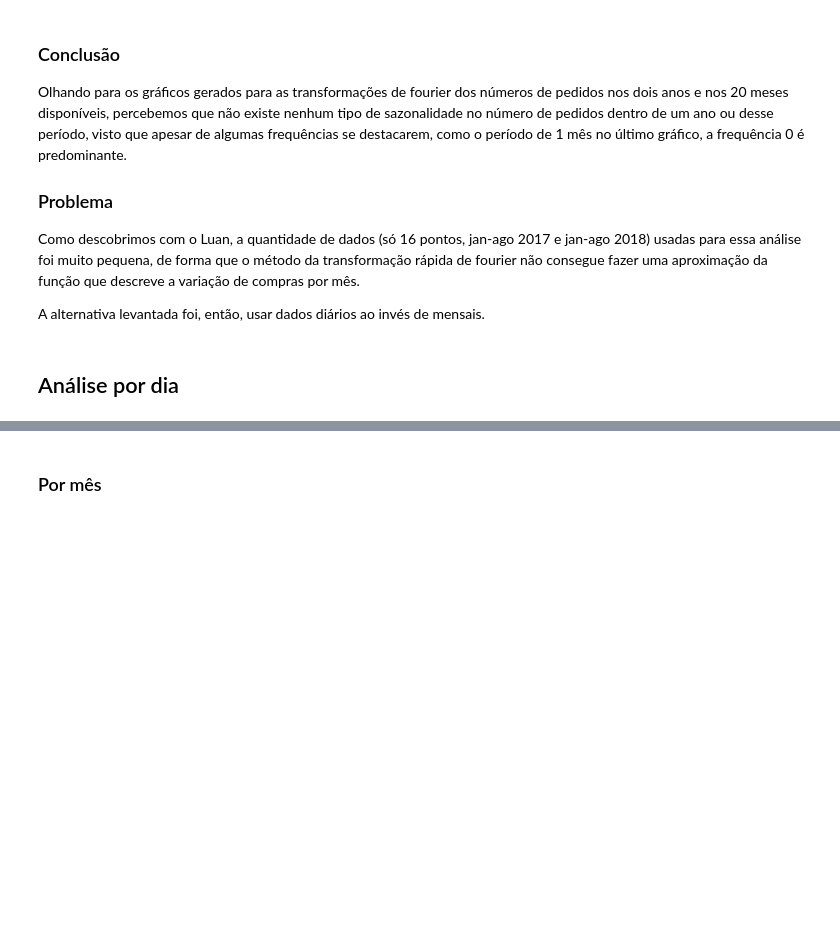
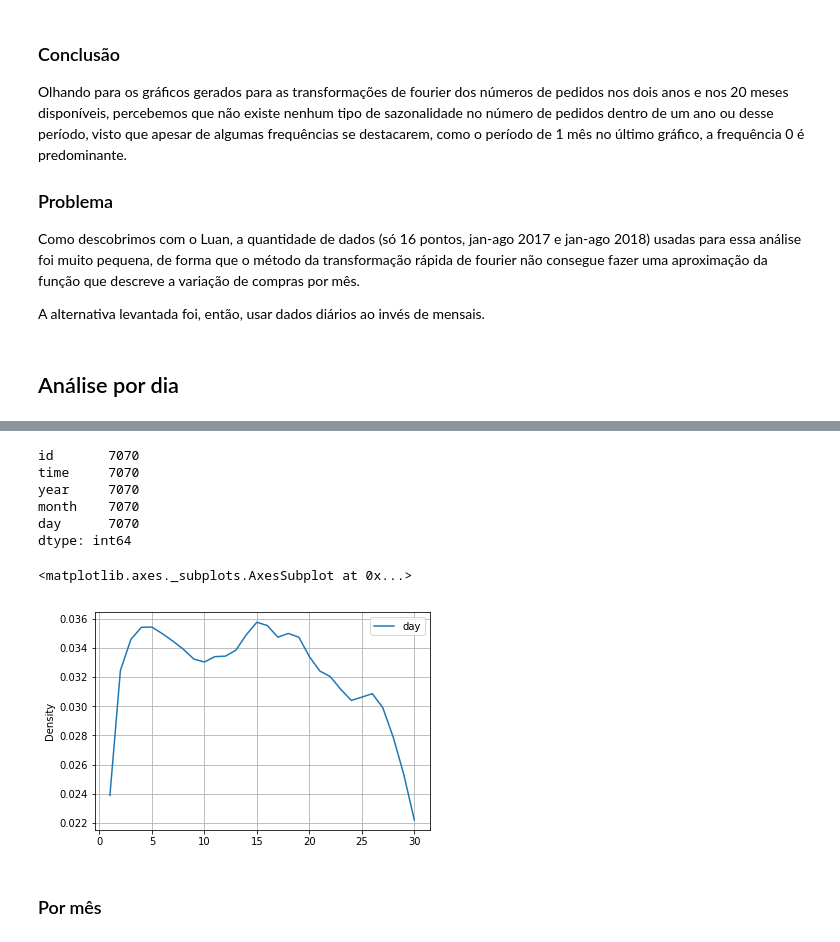
Before and after one commit to GuiBrandt/e-commerce, a Jupyter notebook: Sprint 1/Hipóteses.ipynb, the cells around one changed output, grey strips where cells are left out. Saved outputs shown, nothing was run; the diff lists cells and outputs as text; code cells hidden in the pictures; blank space fills up the shorter version.

```diff
--- a/Sprint 1/Hipóteses.ipynb
+++ b/Sprint 1/Hipóteses.ipynb
@@ -176,3 +201,19 @@ orders_by_year_and_month.plot.kde(y='year', ind=range(2017, 2019), grid=True)
+# %%
+black_friday = orders_by_year_and_month[orders_by_year_and_month['month'] == 11]
+black_friday.count()
+# %% [output]
+id       7070
+time     7070
+year     7070
+month    7070
+day      7070
+dtype: int64
+# %%
+filtered = orders_by_year_and_month[~orders_by_year_and_month.isin(black_friday)]
+filtered.plot.kde(y='day', ind=range(1, 31), grid=True)
+# %% [output]
+<matplotlib.axes._subplots.AxesSubplot at 0x...>
+[figure, added]
 # %% [markdown]
 ### Por mês
 # %%
```
Also changed, not shown: parts of 27 cells of this notebook.
